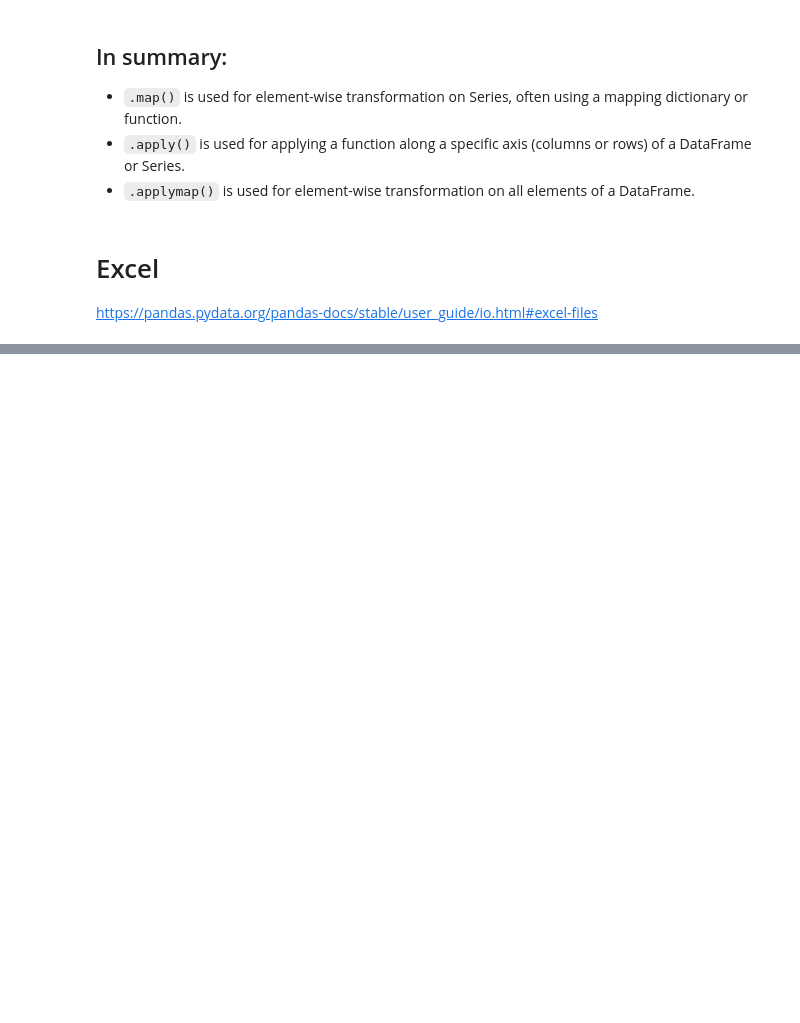
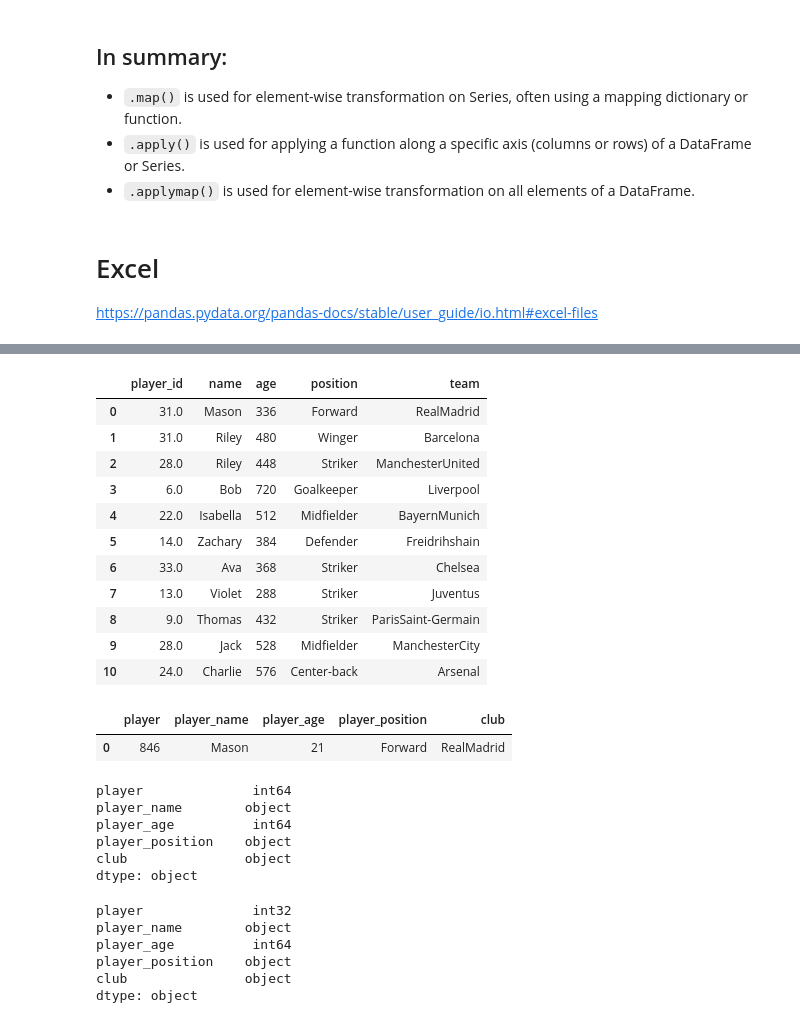
Before and after one commit to MaCoZu/python_notebooks, a Jupyter notebook: 2.0_Pandas.ipynb, the cells around one changed output, grey strips where cells are left out. Drawn from its saved outputs; the diff is of its cells as text; code cells hidden in the pictures; blank space fills up the shorter version.

```diff
--- a/2.0_Pandas.ipynb
+++ b/2.0_Pandas.ipynb
@@ -1935,0 +1947,15 @@ https://pandas.pydata.org/pandas-docs/stable/user_guide/io.html#excel-files
+# %%
+import pandas as pd
+import numpy as np
+
+
+data = {
+    'player_id': [846, 846, 749, 155, 583, 388, 883, 355, 247, 761, 642],
+    'name': ['Mason', 'Riley', 'Riley', 'Bob', 'Isabella', 'Zachary', 'Ava', 'Violet', 'Thomas', 'Jack', 'Charlie'],
+    'age': [21, 30, 28, 45, 32, 24, 23, 18, 27, 33, 36],
+    'position': ['Forward', 'Winger', 'Striker', 'Goalkeeper', np.nan, 'Defender', 'Striker', 'Striker', 'Striker', 'Midfielder', 'Center-back'],
+    'team': ['RealMadrid', None, 'ManchesterUnited', 'Liverpool', 'BayernMunich', 'Freidrihshain', 'Chelsea', 'Juventus', 'ParisSaint-Germain', 'ManchesterCity', 'Arsenal']
+}
+
+# Create DataFrame
+df = pd.DataFrame(data)
@@ -1935,0 +1968,3 @@ https://pandas.pydata.org/pandas-docs/stable/user_guide/io.html#excel-files
+# %%
+df['double_age'] = df.age*2 # new column
+df[['age', 'double_age']][:2]
@@ -1935,0 +1989,45 @@ https://pandas.pydata.org/pandas-docs/stable/user_guide/io.html#excel-files
+# %%
+df['age'] = df['age'].apply(lambda x: x * 2)
+df['player_id'] = (df['player_id']/3).round(0)
+
+df
+# %% [output]
+|  | player_id | name | age | position | team |
+| 0 | 31.0 | Mason | 336 | Forward | RealMadrid |
+| 1 | 31.0 | Riley | 480 | Winger | Barcelona |
+| 2 | 28.0 | Riley | 448 | Striker | ManchesterUnited |
+| 3 | 6.0 | Bob | 720 | Goalkeeper | Liverpool |
+| 4 | 22.0 | Isabella | 512 | Midfielder | BayernMunich |
+| 5 | 14.0 | Zachary | 384 | Defender | Freidrihshain |
+| 6 | 33.0 | Ava | 368 | Striker | Chelsea |
+| 7 | 13.0 | Violet | 288 | Striker | Juventus |
+| 8 | 9.0 | Thomas | 432 | Striker | ParisSaint-Germain |
+| 9 | 28.0 | Jack | 528 | Midfielder | ManchesterCity |
+| 10 | 24.0 | Charlie | 576 | Center-back | Arsenal |
+# %%
+# rename columns
+df.columns = ['player', 'player_name', 'age', 'position', 'team']
+df.rename(columns={'age': 'player_age', 'position': 'player_position', 'team': 'club'}, inplace=True)
+df[:1]
+# %% [output]
+|  | player | player_name | player_age | player_position | club |
+| 0 | 846 | Mason | 21 | Forward | RealMadrid |
+# %%
+df.dtypes
+# %% [output]
+player              int64
+player_name        object
+player_age          int64
+player_position    object
+club               object
+dtype: object
+# %%
+df.player = df.player.astype('int32')
+df.dtypes
+# %% [output]
+player              int32
+player_name        object
+player_age          int64
+player_position    object
+club               object
+dtype: object
```
Also changed, not shown: parts of 15 cells of this notebook.
